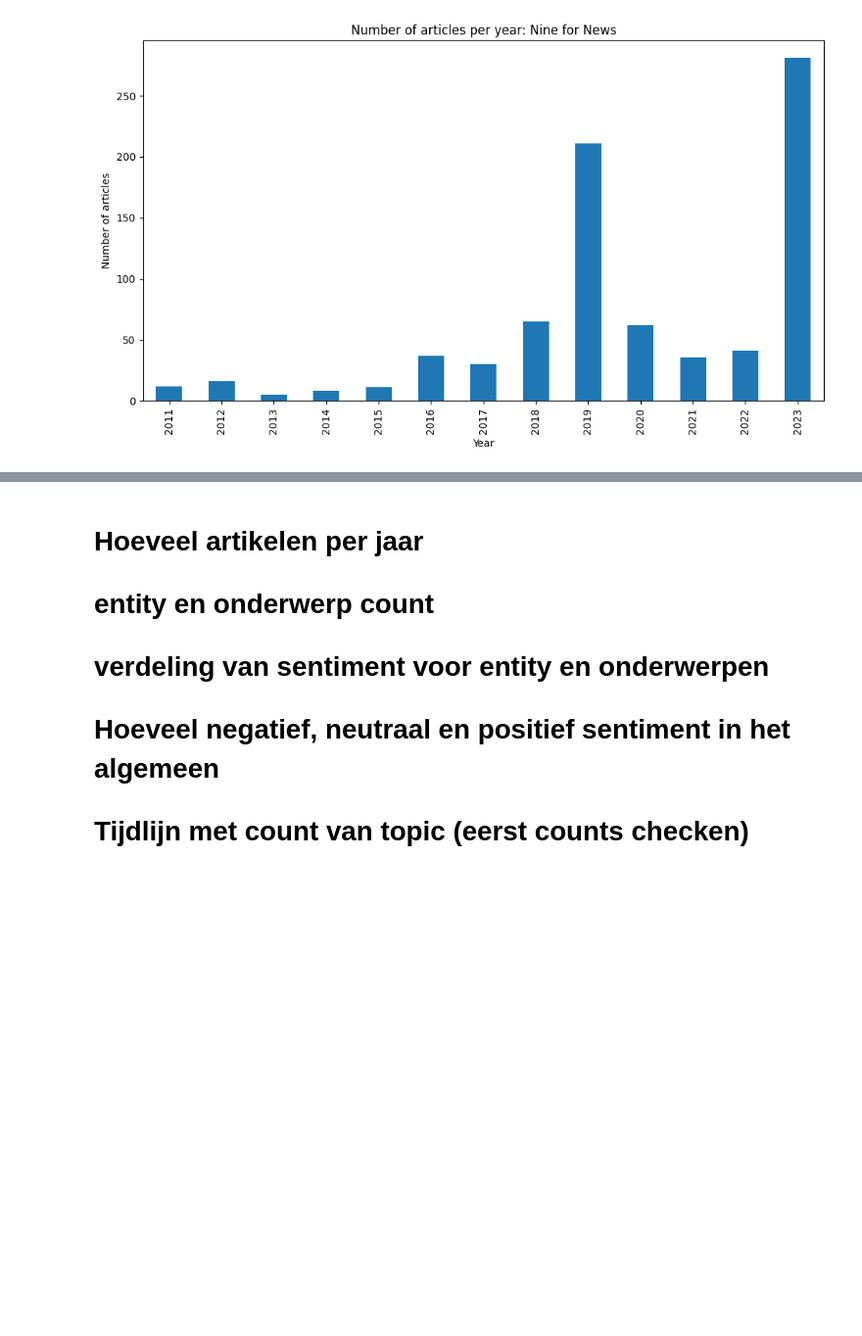
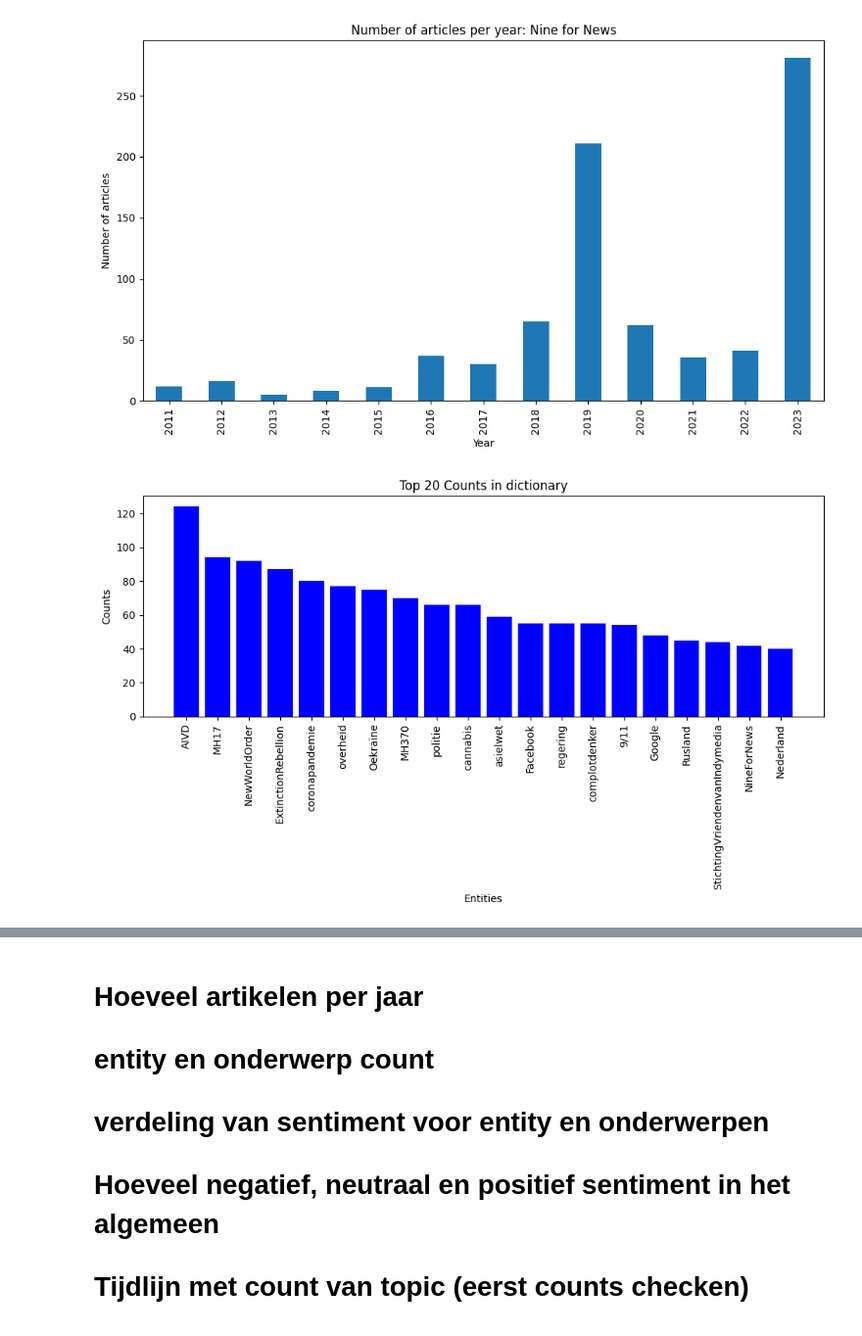
Before and after one commit to CeesMaessen/WappieCrawler, a Jupyter notebook: df_inspection.ipynb, the cells around one changed output, grey strips where cells are left out. Shown at 98% size. Drawn from its saved outputs; the diff is of its cells as text; code cells hidden in the pictures; blank space fills up the shorter version.

Commit message:
Starting plots and analysis

```diff
--- a/df_inspection.ipynb
+++ b/df_inspection.ipynb
@@ -387,3 +387,31 @@ def plot_articles_per_year(df, source):
 plot_articles_per_year(df, 'Nine for News')
 # %% [output]
 [figure]
+# %%
+def plot_highest_counts(dictionary):
+    '''
+    Gives the top 20 counts of entities or subjects mentioned in the dictionary
+
+    :param dictionary: a dictionary containing the counts of each entity/topic
+    :return: plot of top 20 counts
+    '''
+    # Sort the dictionary's items
+    sorted_items = sorted(dictionary.items(), key=lambda x: x[1], reverse=True)[:20]
+
+    # Get the counts
+    gpt_output = [item[0] for item in sorted_items]
+    counts = [item[1] for item in sorted_items]
+
+    plt.figure(figsize=(10, 6))
+    plt.bar(range(len(gpt_output)), counts, align='center', color='blue')
+    plt.xticks(range(len(gpt_output)), gpt_output, rotation='vertical')
+    plt.xlabel('Entities')
+    plt.ylabel('Counts')
+    plt.title(f'Top 20 Counts in dictionary')
+    plt.tight_layout()
+
+    plt.show()
+
+plot_highest_counts(entity_count_dict)
+# %% [output]
+[figure, added]
```
Also changed, not shown: parts of 2 cells of this notebook.
